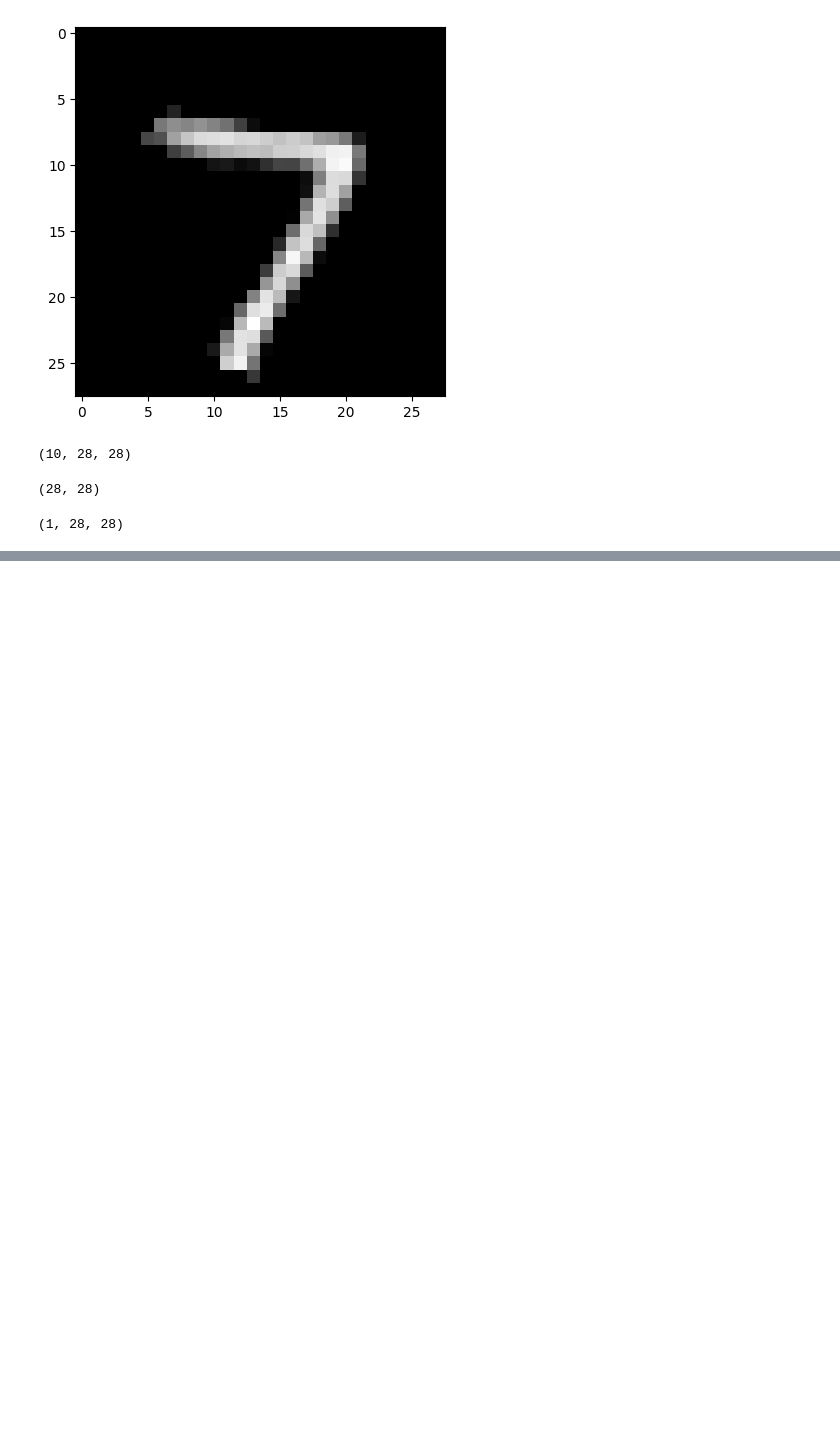
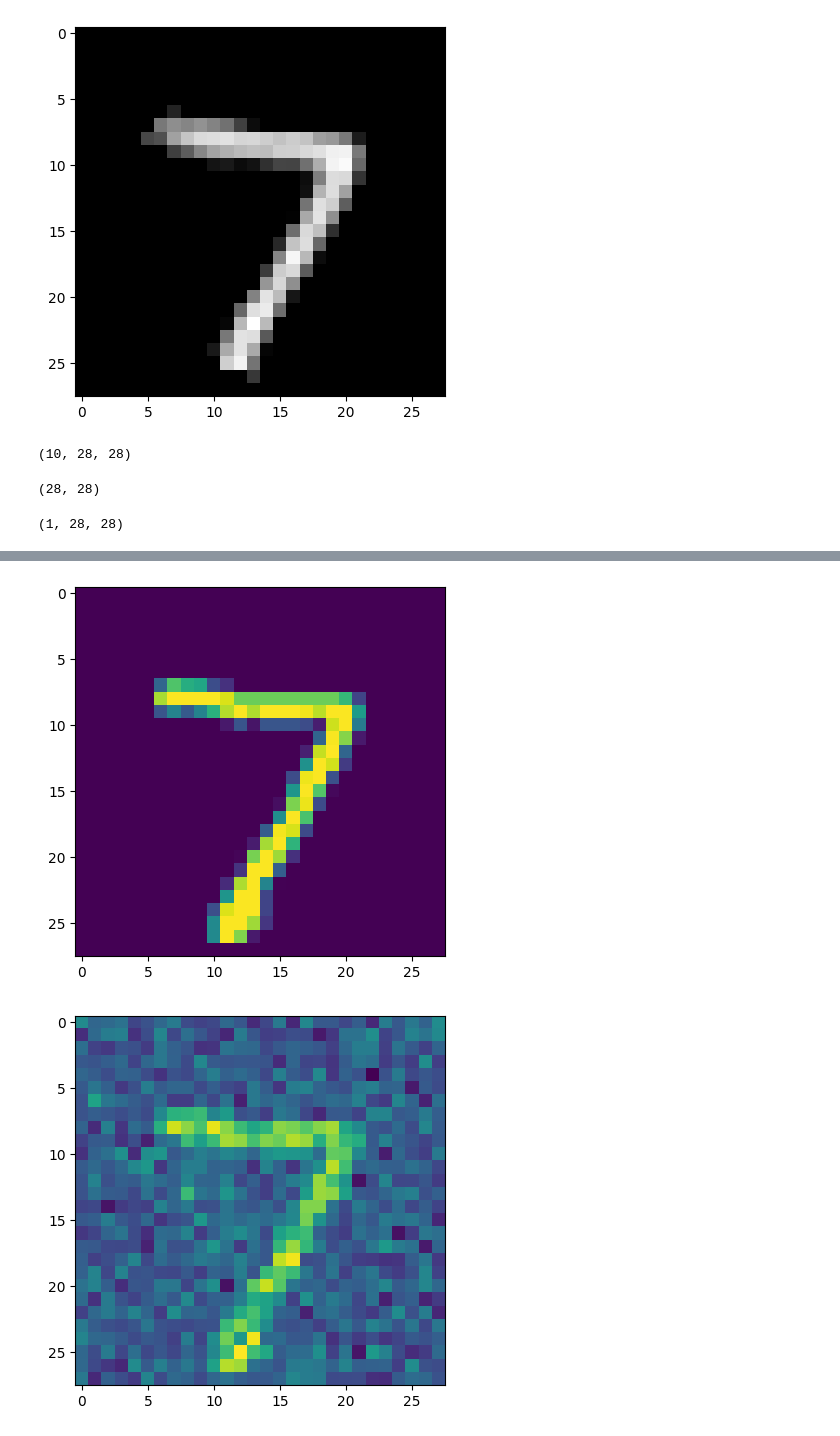
Before and after one commit to musakazim-1397/autoencoder-on-images, a Jupyter notebook: autoencoder_for_images.ipynb, the cells around one changed output, grey strips where cells are left out. Saved outputs shown, nothing was run; the diff lists cells and outputs as text; code cells hidden in the pictures; blank space fills up the shorter version.

```diff
--- a/autoencoder_for_images.ipynb
+++ b/autoencoder_for_images.ipynb
@@ -94,0 +110,21 @@ x_train[:1].shape
+# %%
+encoder = Sequential()
+encoder.add(Flatten())
+encoder.add(GaussianNoise(0.2)) #we made it part of our model
+encoder.add(Dense(400, activation='relu'))
+encoder.add(Dense(200, activation='relu'))
+encoder.add(Dense(100, activation='relu'))
+encoder.add(Dense(50, activation='relu'))
+encoder.add(Dense(25, activation='relu'))
+
+#decoder
+decoder = Sequential()
+decoder.add(Dense(100, activation='relu', input_shape=[25]))
+decoder.add(Dense(200, activation='relu'))
+decoder.add(Dense(400, activation='relu'))
+decoder.add(Dense(784, activation='relu'))
+decoder.add(Reshape([28,28]))
+# %%
+noise_remover = Sequential([encoder, decoder])
+noise_remover.compile(loss='binary_crossentropy', optimizer='adam')
+noise_remover.fit(x_train, x_train, epochs=8)
@@ -94,0 +149,10 @@ x_train[:1].shape
+# %%
+denoised = noise_remover.predict(noisy)
+
+plt.imshow(x_test[0])
+plt.show()
+plt.imshow(noisy[0])
+plt.show()
+plt.imshow(denoised[0])
+plt.show()
+# %% [output]
@@ -94,0 +160,2 @@ x_train[:1].shape
+[figure, added]
+[figure, added]
```
Also changed, not shown: parts of 4 cells of this notebook.
